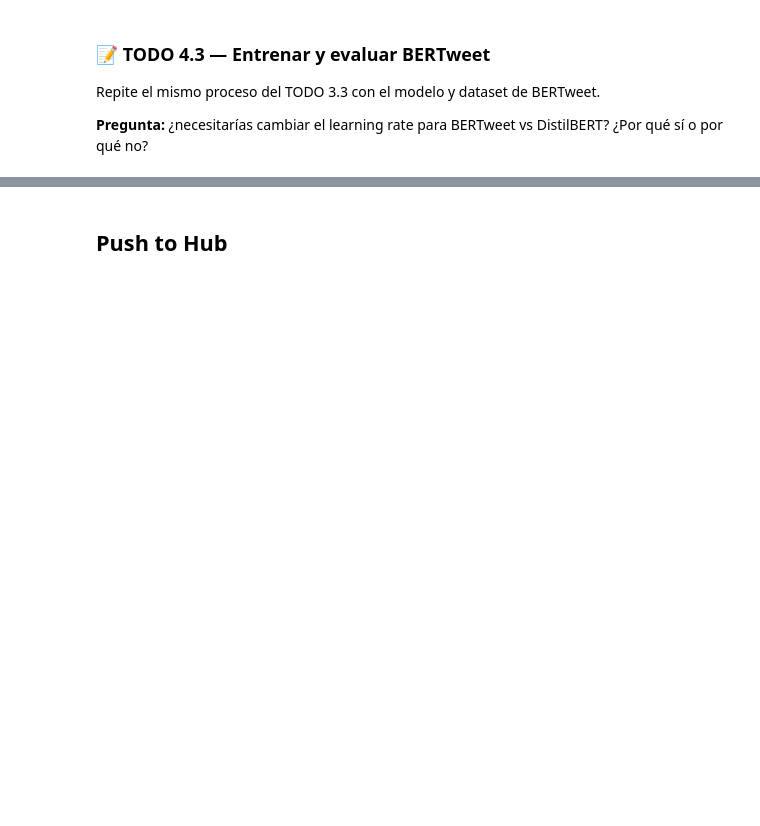
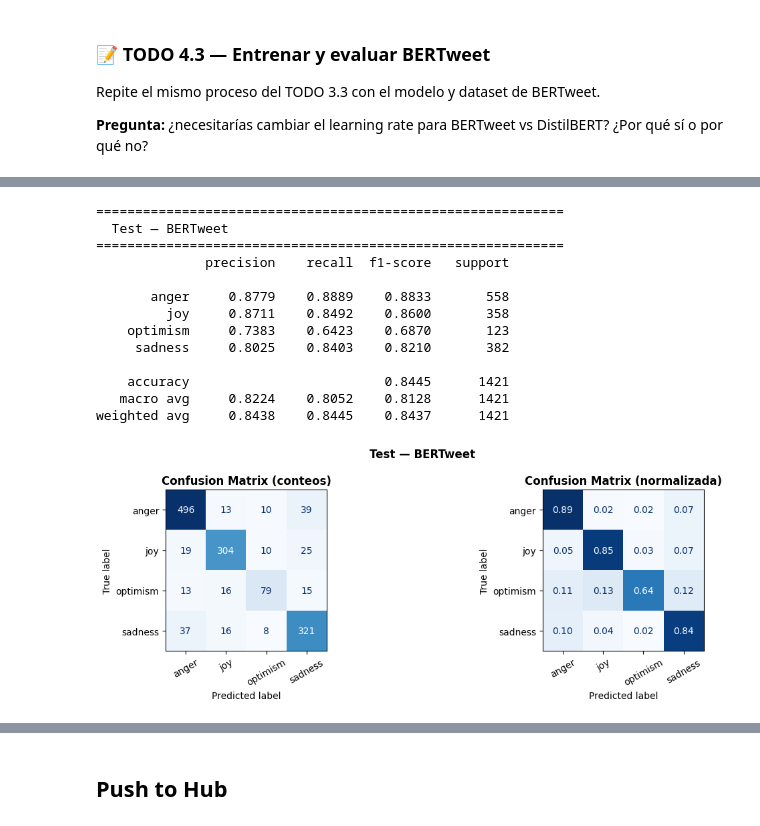
Before and after one commit to mjbernalv/deep-learning-mjbv-20261, a Jupyter notebook: Workshop 4 - NLP/tweeteval-part-4-bertweet.ipynb, the cells around one changed output, grey strips where cells are left out. Drawn from its saved outputs; the diff is of its cells as text; code cells hidden in the pictures; blank space fills up the shorter version.

```diff
--- a/Workshop 4 - NLP/tweeteval-part-4-bertweet.ipynb
+++ b/Workshop 4 - NLP/tweeteval-part-4-bertweet.ipynb
@@ -56,0 +159,4 @@ Repite el mismo proceso del TODO 3.3 con el modelo y dataset de BERTweet.
+# %%
+metrics_bertweet = full_evaluation(trainer_bertweet, ds_bertweet["test"],
+                                   model_name="BERTweet")
+# %% [output]
@@ -56,0 +164,14 @@ Repite el mismo proceso del TODO 3.3 con el modelo y dataset de BERTweet.
+============================================================
+  Test — BERTweet
+============================================================
+              precision    recall  f1-score   support
+
+       anger     0.8779    0.8889    0.8833       558
+         joy     0.8711    0.8492    0.8600       358
+    optimism     0.7383    0.6423    0.6870       123
+     sadness     0.8025    0.8403    0.8210       382
+
+    accuracy                         0.8445      1421
+   macro avg     0.8224    0.8052    0.8128      1421
+weighted avg     0.8438    0.8445    0.8437      1421
+[figure, added]
```
Also changed, not shown: parts of 14 cells of this notebook.
